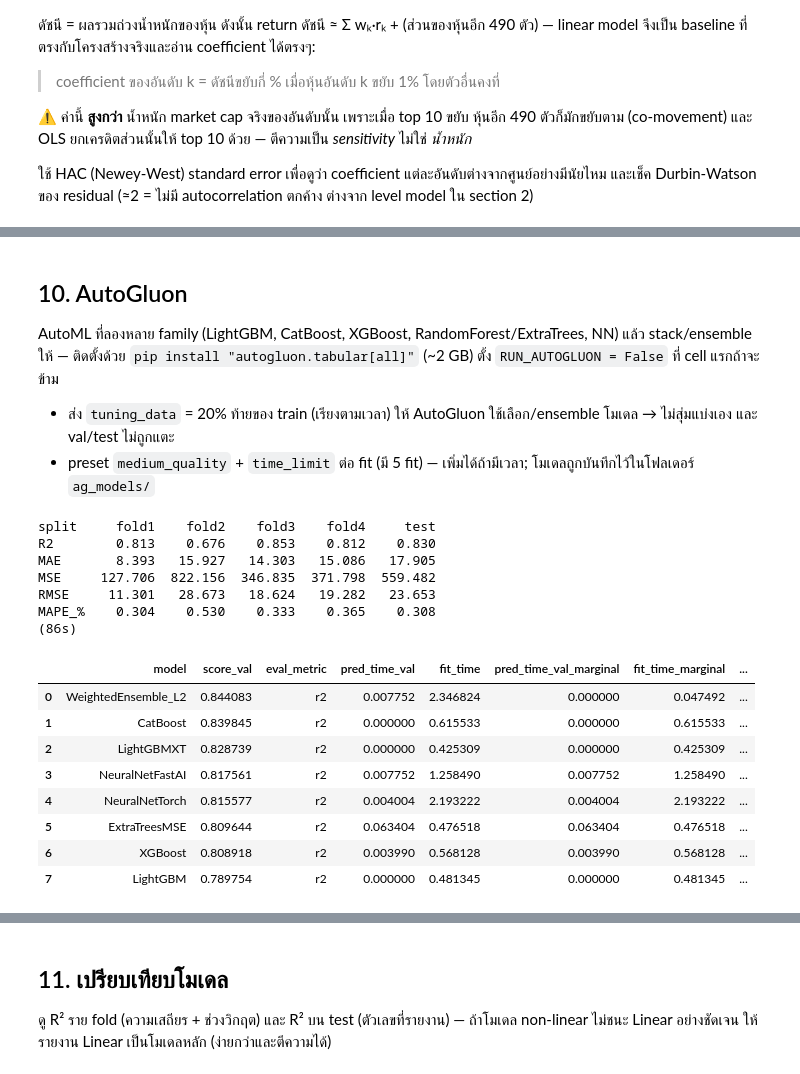
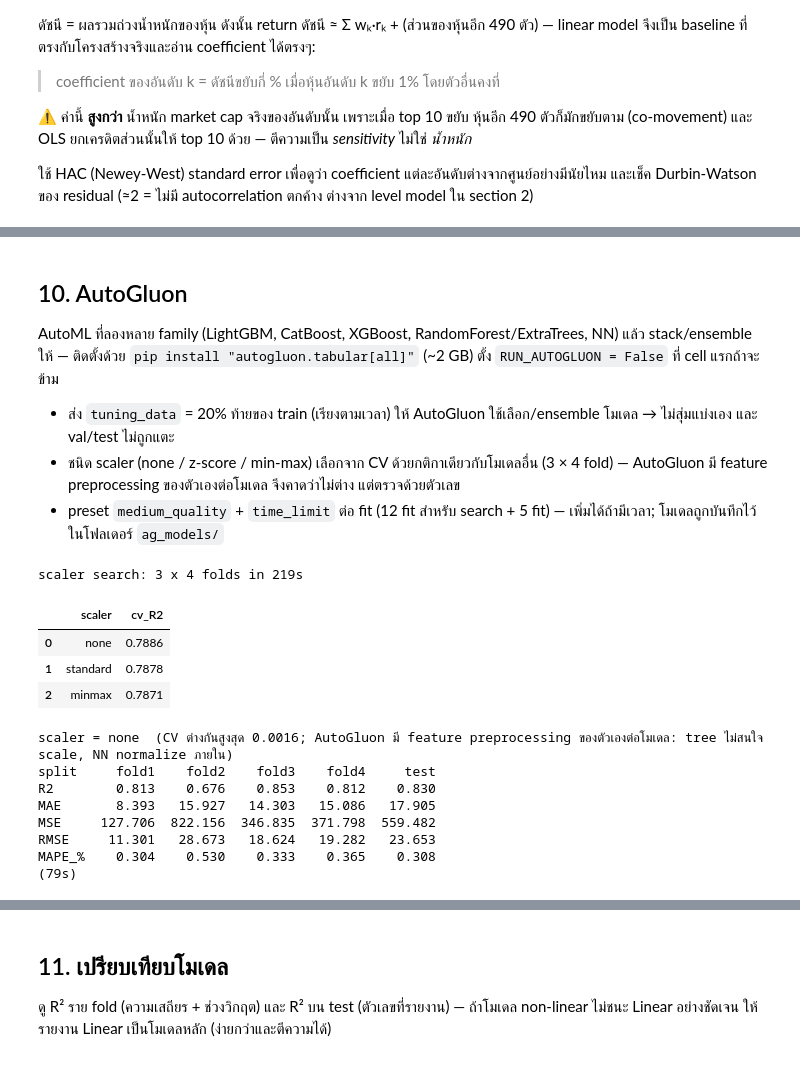
Before and after one commit to Chaut007/sp500_top10_influence, a Jupyter notebook: sp500_top10_influence.ipynb, the cells around one changed output, grey strips where cells are left out. Drawn from its saved outputs; the diff is of its cells as text; code cells hidden in the pictures.

```diff
--- a/sp500_top10_influence.ipynb
+++ b/sp500_top10_influence.ipynb
@@ -666,8 +706,11 @@ Ridge coefficients (หน่วยเดิม, ต่อ 1% return): {'r_1': n
 from sklearn.model_selection import ParameterSampler
 from scipy.stats import loguniform
 
-def make_xgb(**p):
-    return lambda: Tabular(XGBRegressor(tree_method='hist', random_state=SEED, n_jobs=-1, **p))
+def make_xgb(scaler='none', **p):
+    return lambda: Tabular(XGBRegressor(tree_method='hist', random_state=SEED, n_jobs=-1, **p), scale=scaler)
+
+def xgb_params(row):
+    return {k: (int(v) if k in XGB_INT else float(v)) for k, v in row.drop(['cv_R2', 'scaler']).items()}
 
 XGB_INT = ('max_depth', 'n_estimators', 'min_child_weight')
 space = {'max_depth': [2, 3, 4, 6], 'learning_rate': loguniform(0.01, 0.2), 'n_estimators': [200, 400, 800, 1500],
@@ -677,11 +720,16 @@ t0 = time.time()
 rows = []
 for p in ParameterSampler(space, n_iter=40, random_state=SEED):
     p = {k: (int(v) if k in XGB_INT else float(v)) for k, v in p.items()}
-    rows.append({**p, 'cv_R2': cv_r2(make_xgb(**p))})
+    for sk in SCALERS:                                   # config เดียวกัน ประเมินกับ scaler ทั้ง 3 แบบ
+        rows.append({**p, 'scaler': sk, 'cv_R2': cv_r2(make_xgb(scaler=sk, **p))})
 xgb_search = pd.DataFrame(rows).sort_values('cv_R2', ascending=False).reset_index(drop=True)
-print(f'random search: {len(xgb_search)} configs x 4 folds in {time.time() - t0:.0f}s')
+print(f'random search: 40 configs x {len(SCALERS)} scalers = {len(xgb_search)} การประเมิน x 4 folds in {time.time() - t0:.0f}s')
 display(xgb_search.head(8).round(4))
-best_xgb = {k: (int(v) if k in XGB_INT else float(v)) for k, v in xgb_search.iloc[0].drop('cv_R2').items()}
-print('best:', best_xgb)
-xgb = run_model('XGBoost', make_xgb(**best_xgb))
+XGB_SCALER = pick_scaler(xgb_search)
+best_xgb = xgb_params(xgb_search[xgb_search.scaler == XGB_SCALER].iloc[0])
+print('best:', best_xgb, '| scaler =', XGB_SCALER)
+xgb_spread = xgb_search.groupby(list(best_xgb))['cv_R2'].agg(lambda s: s.max() - s.min())
+print(f'หลักฐาน scale-invariance: config เดียวกัน 3 scaler ให้ CV ต่างกันสูงสุด {xgb_spread.max():.1e} ใน {len(xgb_spread)} configs '
+      '(tree แบ่ง node ด้วยลำดับของค่า ไม่ขึ้นกับ monotonic transform; ต่างกันแค่การปัดเศษของ histogram binning)')
+xgb = run_model('XGBoost', make_xgb(scaler=XGB_SCALER, **best_xgb))
 # %% [output]
@@ -987,45 +994,53 @@ feature std ราย rank (%): {'r_1': np.float64(1.87), 'r_2': np.float64(1.75
 AutoML ที่ลองหลาย family (LightGBM, CatBoost, XGBoost, RandomForest/ExtraTrees, NN) แล้ว stack/ensemble ให้ — ติดตั้งด้วย `pip install "autogluon.tabular[all]"` (~2 GB) ตั้ง `RUN_AUTOGLUON = False` ที่ cell แรกถ้าจะข้าม
 
 - ส่ง `tuning_data` = 20% ท้ายของ train (เรียงตามเวลา) ให้ AutoGluon ใช้เลือก/ensemble โมเดล → ไม่สุ่มแบ่งเอง และ val/test ไม่ถูกแตะ
-- preset `medium_quality` + `time_limit` ต่อ fit (มี 5 fit) — เพิ่มได้ถ้ามีเวลา; โมเดลถูกบันทึกไว้ในโฟลเดอร์ `ag_models/`
+- ชนิด scaler (none / z-score / min-max) เลือกจาก CV ด้วยกติกาเดียวกับโมเดลอื่น (3 × 4 fold) — AutoGluon มี feature preprocessing ของตัวเองต่อโมเดล จึงคาดว่าไม่ต่าง แต่ตรวจด้วยตัวเลข
+- preset `medium_quality` + `time_limit` ต่อ fit (12 fit สำหรับ search + 5 fit) — เพิ่มได้ถ้ามีเวลา; โมเดลถูกบันทึกไว้ในโฟลเดอร์ `ag_models/`
 # %%
 # ===== 10. AutoGluon (optional) =====
 if RUN_AUTOGLUON:
     ensure('autogluon.tabular', 'autogluon.tabular')
     from autogluon.tabular import TabularPredictor
     import shutil
 
     class AGPredictor:
-        def __init__(self, time_limit=AG_TIME_LIMIT, presets='medium_quality'):
-            self.time_limit, self.presets = time_limit, presets
+        def __init__(self, time_limit=AG_TIME_LIMIT, presets='medium_quality', scale='none'):
+            self.time_limit, self.presets, self.scale, self.scaler = time_limit, presets, norm_scale(scale), None
+        def _t(self, X):                                   # คืน DataFrame ชื่อคอลัมน์เดิม (AutoGluon ต้องการชื่อ feature)
+            return pd.DataFrame(self.scaler.transform(X), columns=X.columns, index=X.index) if self.scaler is not None else X
         def fit(self, X_all, y_all, idx):
             idx = valid(idx); n_tr = int(len(idx) * 0.8)
-            mk = lambda ii: X_all.iloc[ii].assign(**{TARGET: y_all[ii]})
-            path = f'ag_models/n{len(idx)}'; shutil.rmtree(path, ignore_errors=True)
+            self.scaler = make_scaler(self.scale, X_all.iloc[idx])
+            mk = lambda ii: self._t(X_all.iloc[ii]).assign(**{TARGET: y_all[ii]})
+            path = f'ag_models/n{len(idx)}_{self.scale}'; shutil.rmtree(path, ignore_errors=True)
             self.predictor = TabularPredictor(label=TARGET, problem_type='regression', eval_metric='r2', path=path, verbosity=0)
             self.predictor.fit(mk(idx[:n_tr]), tuning_data=mk(idx[n_tr:]), presets=self.presets, time_limit=self.time_limit)
             return self
         def predict_rows(self, X_all, idx):
-            return self.predictor.predict(X_all.iloc[idx]).to_numpy()
+            return self.predictor.predict(self._t(X_all.iloc[idx])).to_numpy()
 
-    ag = run_model('AutoGluon', lambda: AGPredictor())
+    # ชนิด scaler เลือกจาก CV ด้วยกติกาเดียวกับโมเดลอื่น
+    t0 = time.time()
+    ag_search = pd.DataFrame([{'scaler': sk, 'cv_R2': cv_r2(lambda sk=sk: AGPredictor(scale=sk))} for sk in SCALERS]
+                             ).sort_values('cv_R2', ascending=False).reset_index(drop=True)
+    print(f'scaler search: {len(SCALERS)} x 4 folds in {time.time() - t0:.0f}s'); display(ag_search.round(4))
+    AG_SCALER = pick_scaler(ag_search)
+    print(f'scaler = {AG_SCALER}  (CV ต่างกันสูงสุด {ag_search.cv_R2.max() - ag_search.cv_R2.min():.4f}; AutoGluon มี feature preprocessing ของตัวเองต่อโมเดล: tree ไม่สนใจ scale, NN normalize ภายใน)')
+    ag = run_model('AutoGluon', lambda: AGPredictor(scale=AG_SCALER))
     display(ag.predictor.leaderboard().head(8))
 else:
     print('RUN_AUTOGLUON = False -> ข้าม (ตั้งเป็น True ที่ cell แรกเมื่อติดตั้ง autogluon.tabular แล้ว)')
 # %% [output]
-split     fold1    fold2    fold3    fold4     test
-R2        0.813    0.676    0.853    0.812    0.830
-MAE       8.393   15.927   14.303   15.086   17.905
-MSE     127.706  822.156  346.835  371.798  559.482
-RMSE     11.301   28.673   18.624   19.282   23.653
-MAPE_%    0.304    0.530    0.333    0.365    0.308
-(86s)
+scaler search: 3 x 4 folds in 219s
-|  | model | score_val | eval_metric | pred_time_val | fit_time | pred_time_val_marginal | fit_time_marginal | ... |
-| 0 | WeightedEnsemble_L2 | 0.844083 | r2 | 0.007752 | 2.346824 | 0.000000 | 0.047492 | ... |
-| 1 | CatBoost | 0.839845 | r2 | 0.000000 | 0.615533 | 0.000000 | 0.615533 | ... |
-| 2 | LightGBMXT | 0.828739 | r2 | 0.000000 | 0.425309 | 0.000000 | 0.425309 | ... |
-| 3 | NeuralNetFastAI | 0.817561 | r2 | 0.007752 | 1.258490 | 0.007752 | 1.258490 | ... |
-| 4 | NeuralNetTorch | 0.815577 | r2 | 0.004004 | 2.193222 | 0.004004 | 2.193222 | ... |
-| 5 | ExtraTreesMSE | 0.809644 | r2 | 0.063404 | 0.476518 | 0.063404 | 0.476518 | ... |
-| 6 | XGBoost | 0.808918 | r2 | 0.003990 | 0.568128 | 0.003990 | 0.568128 | ... |
-| 7 | LightGBM | 0.789754 | r2 | 0.000000 | 0.481345 | 0.000000 | 0.481345 | ... |
+|  | scaler | cv_R2 |
+| 0 | none | 0.7886 |
+| 1 | standard | 0.7878 |
+| 2 | minmax | 0.7871 |
+scaler = none  (CV ต่างกันสูงสุด 0.0016; AutoGluon มี feature preprocessing ของตัวเองต่อโมเดล: tree ไม่สนใจ scale, NN normalize ภายใน)
+split     fold1    fold2    fold3    fold4     test
+R2        0.813    0.676    0.853    0.812    0.830
+MAE       8.393   15.927   14.303   15.086   17.905
+MSE     127.706  822.156  346.835  371.798  559.482
+RMSE     11.301   28.673   18.624   19.282   23.653
+MAPE_%    0.304    0.530    0.333    0.365    0.308
+(79s)
```
Also changed, not shown: parts of 17 cells of this notebook, 3 other files.
